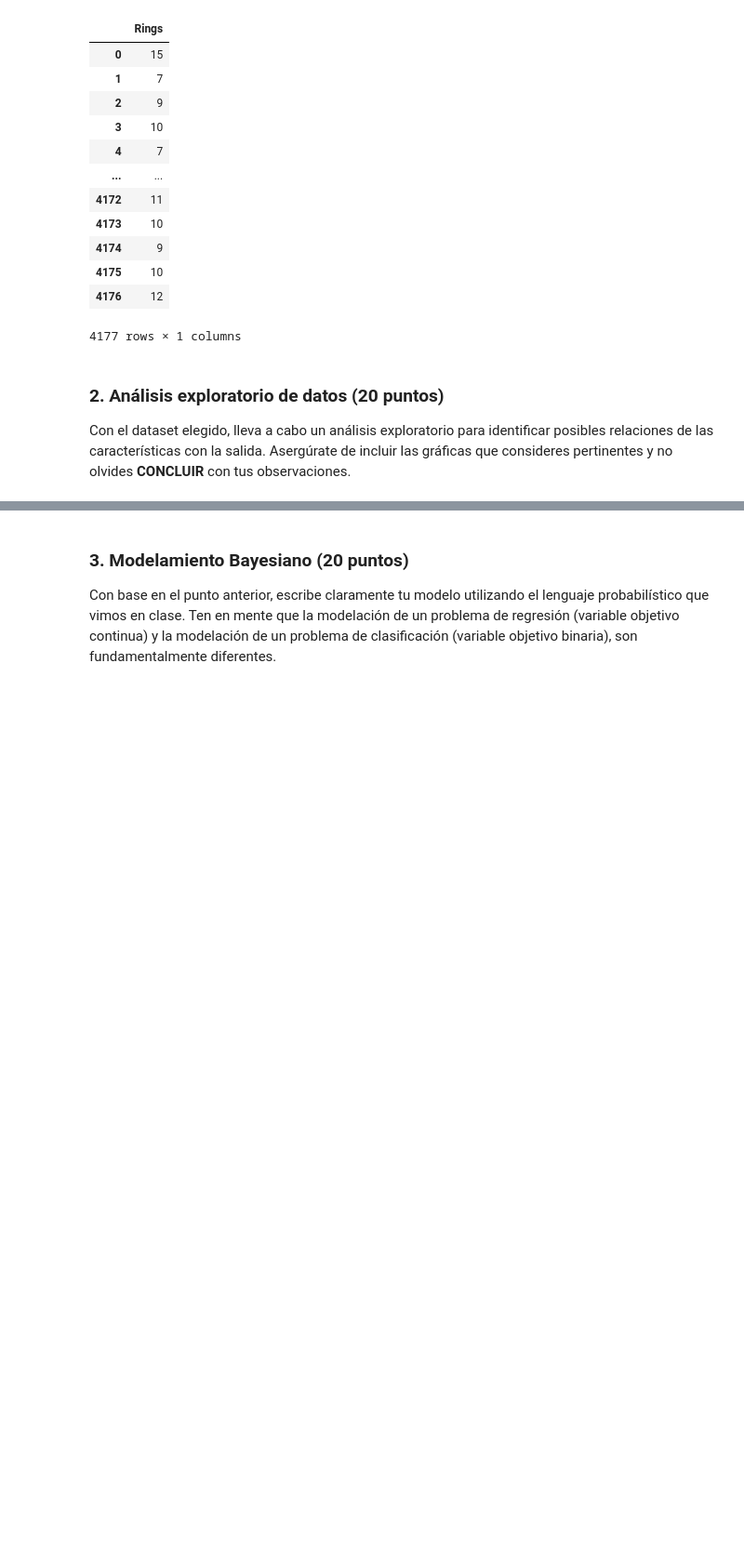
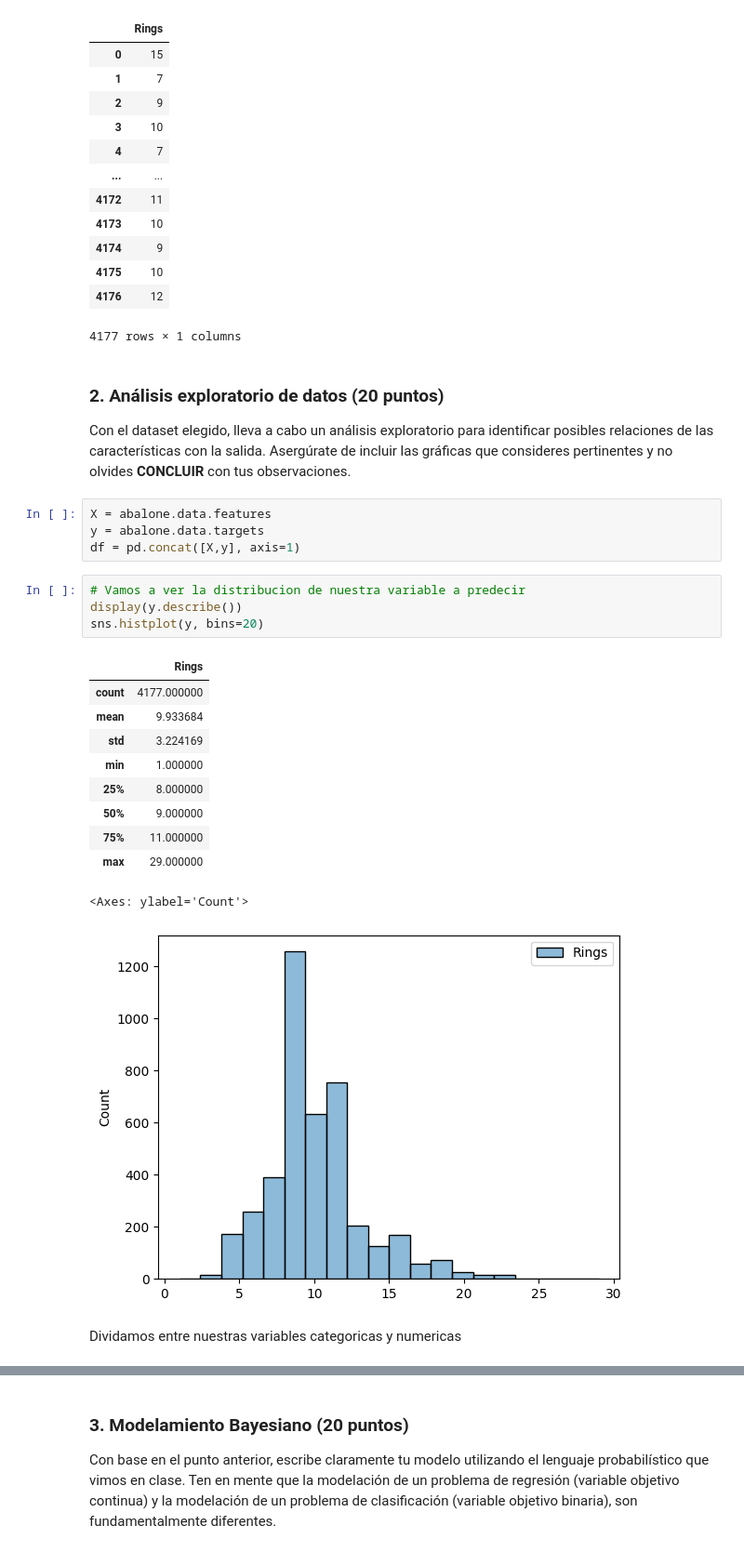
Before and after one commit to Carispa/Metodos-Bayesianos, a Jupyter notebook: Examenes/Examen2/examen2.ipynb, the cells around one changed output, grey strips where cells are left out. Shown at 93% size. Saved outputs shown, nothing was run; the diff lists cells and outputs as text; blank space fills up the shorter version.

```diff
--- a/Examenes/Examen2/examen2.ipynb
+++ b/Examenes/Examen2/examen2.ipynb
@@ -80,3 +79,25 @@ abalone.data.targets
 ### 2. Análisis exploratorio de datos (20 puntos)
 
 Con el dataset elegido, lleva a cabo un análisis exploratorio para identificar posibles relaciones de las características con la salida. Asergúrate de incluir las gráficas que consideres pertinentes y no olvides **CONCLUIR** con tus observaciones.
+# %%
+X = abalone.data.features
+y = abalone.data.targets
+df = pd.concat([X,y], axis=1)
+# %%
+# Vamos a ver la distribucion de nuestra variable a predecir
+display(y.describe())
+sns.histplot(y, bins=20)
+# %% [output]
+|  | Rings |
+| count | 4177.000000 |
+| mean | 9.933684 |
+| std | 3.224169 |
+| min | 1.000000 |
+| 25% | 8.000000 |
+| 50% | 9.000000 |
+| 75% | 11.000000 |
+| max | 29.000000 |
+<Axes: ylabel='Count'>
+[figure, added]
+# %% [markdown]
+Dividamos entre nuestras variables categoricas y numericas
```
Also changed, not shown: parts of 35 cells of this notebook.
